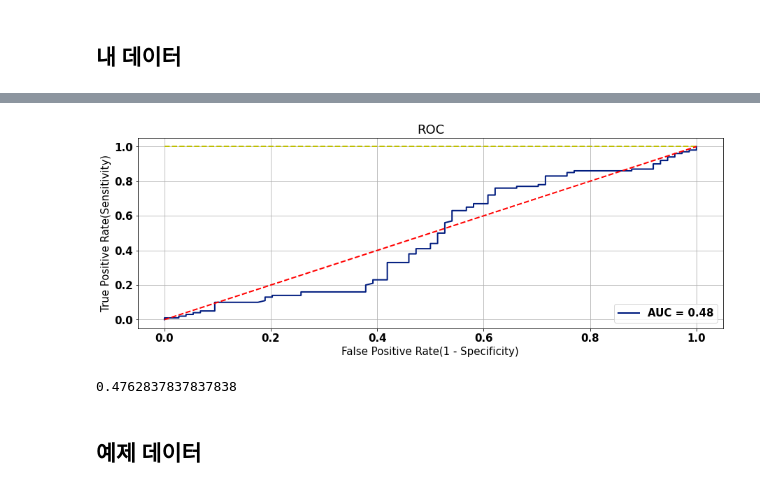
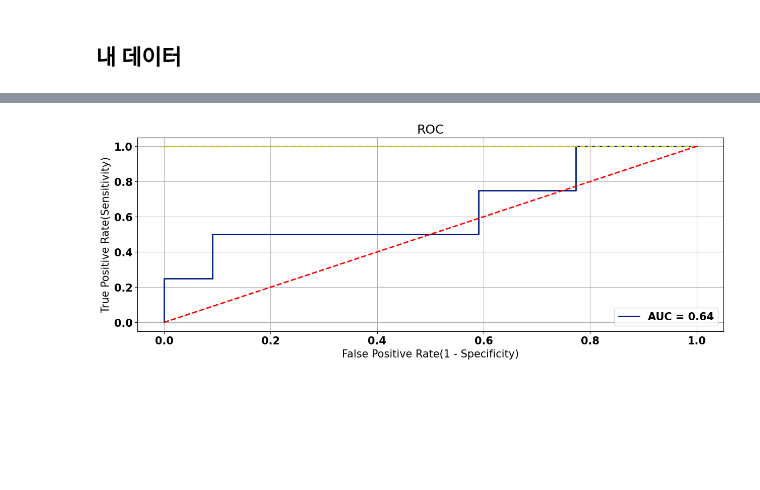
Before and after one commit to six2921/chemtools, a Jupyter notebook: statistics/ROC&AUC.ipynb, the cells around one changed output, grey strips where cells are left out. Saved outputs shown, nothing was run; the diff lists cells and outputs as text; code cells hidden in the pictures; blank space fills up the shorter version.

```diff
--- a/statistics/ROC&AUC.ipynb
+++ b/statistics/ROC&AUC.ipynb
@@ -19,4 +19,5 @@ plt.rcParams['font.weight'] = 'bold'
 # %% [markdown]
 ## 내 데이터
 # %%
-df = pd.read_csv('/Users/siu/MP303_table.csv')
+df = pd.read_csv('~/temp3/TM6_docked.csv')
+df[:10]
@@ -39,4 +36,4 @@ df
 # %%
-# Y값 -> 1,0
-exp_col = 'POLQ_IC50_nM_Float'
-df['ClassExp'] = [1 if x <= 200 else 0 for x in df[exp_col]]
+# Y값 1/0로 변환
+real = np.array([1 if x == 1.0 else 0 for x in df['hit']])
+real[:5]
@@ -43,3 +42,4 @@ df['ClassExp'] = [1 if x <= 200 else 0 for x in df[exp_col]]
 # %%
 # 도킹 스코어 양수로
-df['ValuePred'] = -df['docking score']
+pred = np.array(-df['score'])
+pred[:5]
@@ -46,11 +47,0 @@ df['ValuePred'] = -df['docking score']
-# %%
-# draw countplot
-df['score_trunc'] = np.trunc(np.array(df['ValuePred']))    # truncate score
-
-sns.set_palette("dark")
-sns.displot(df, x='score_trunc', hue='ClassExp', multiple='stack', kde=True, height=5, aspect=2)
-
-# hue = exp value for classification by color on plot
-# kde = show distribution line
-# height(가로), aspect(비율)
-# https://seaborn.pydata.org/generated/seaborn.displot.html
@@ -60,27 +48,20 @@ sns.displot(df, x='score_trunc', hue='ClassExp', multiple='stack', kde=True, hei
 # %%
-real = np.array(df['ClassExp'])
-pred = np.array(df['ValuePred'])
-
+# draw confusion matrix
 import matplotlib.pyplot as plt
 from sklearn.metrics import roc_curve, auc
+
 FPR, TPR, THS = roc_curve(real, pred, pos_label=1)
 AUC = auc(FPR, TPR)
 
 plt.title('ROC')
 plt.xlabel('False Positive Rate(1 - Specificity)')
 plt.ylabel('True Positive Rate(Sensitivity)')
 plt.plot(FPR, TPR, label='AUC = %0.2f'%AUC)   # %0.2f는 변수를 소수점 둘째자리까지 표기하겠다는 의미
 plt.legend(loc = 'lower right')    # 라벨 표시 위치를 지정
 
 plt.plot([0,1],[1,1], 'y--')    # 노란색 라인 그림
 plt.plot([0,1],[0,1], 'r--')    # 빨간색 라인 그림
 
 plt.show()
 # %% [output]
-[figure, old version]
+[figure, new version]
-# %%
-AUC
-# %% [output]
-0.4762837837837838
-# %% [markdown]
-## 예제 데이터
```
Also changed, not shown: parts of 10 cells of this notebook.
